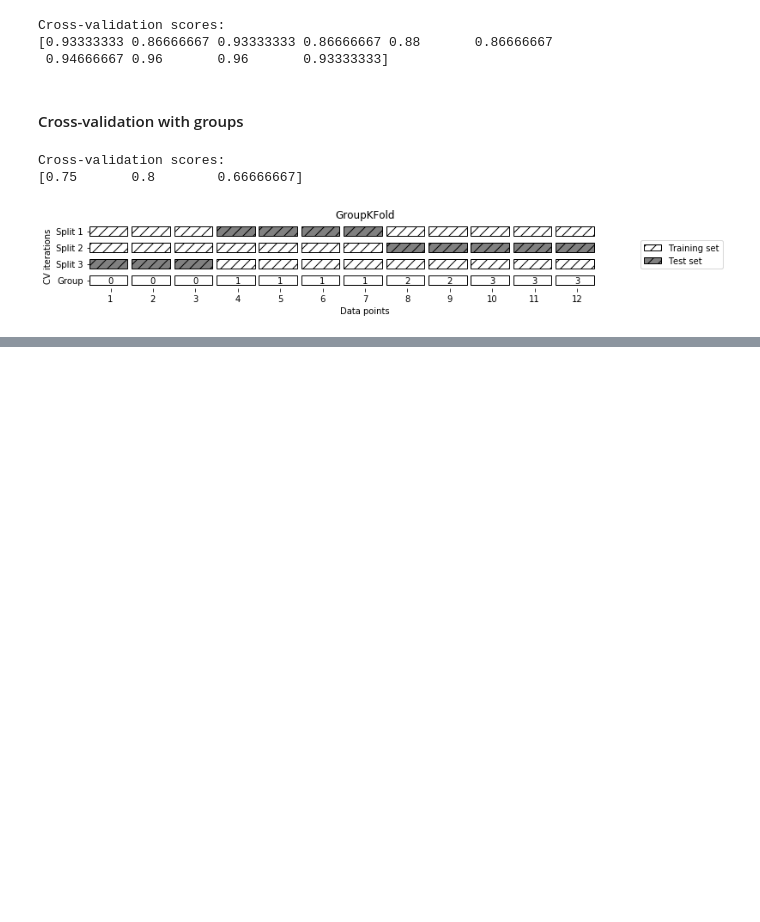
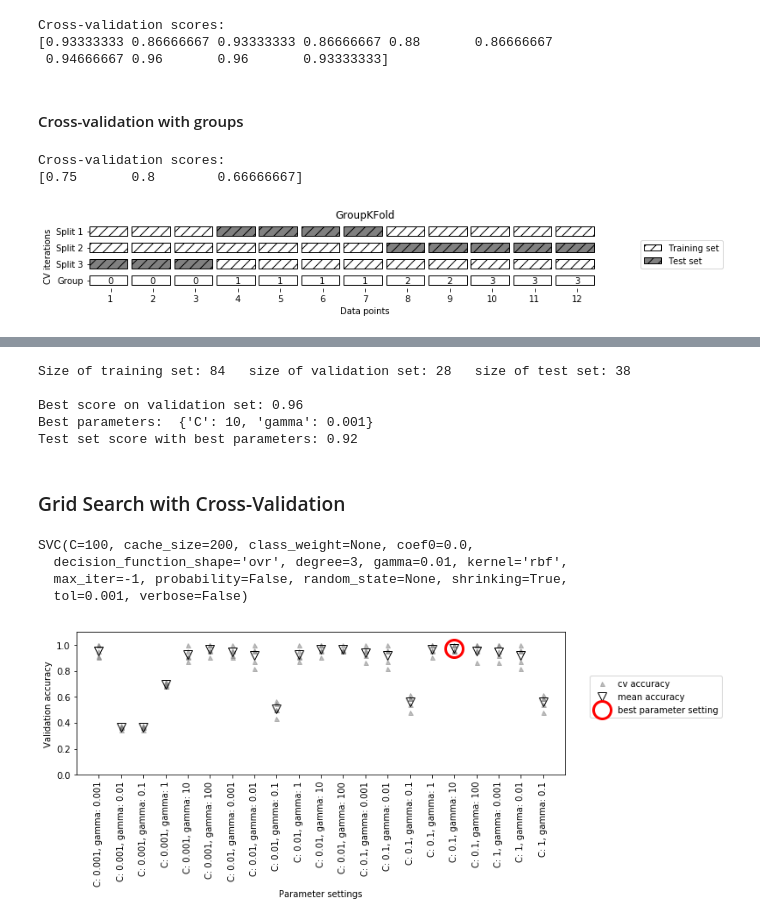
Before and after one commit to rodferro/introduction-to-ml, a Jupyter notebook: 05-model-evaluation-and-improvement.ipynb, the cells around one changed output, grey strips where cells are left out. Cells and saved outputs as stored; diff of their text form; code cells hidden in the pictures; blank space fills up the shorter version.

Commit message:
Add Grid Search

```diff
--- a/05-model-evaluation-and-improvement.ipynb
+++ b/05-model-evaluation-and-improvement.ipynb
@@ -139,0 +178,67 @@ mglearn.plots.plot_group_kfold()
+# %%
+from sklearn.svm import SVC
+# split data into train+validation set and test set
+X_trainval, X_test, y_trainval, y_test = train_test_split(
+    iris.data, iris.target, random_state=0)
+# split train+validation set into training and validation sets
+X_train, X_valid, y_train, y_valid = train_test_split(
+    X_trainval, y_trainval, random_state=1)
+print("Size of training set: {}   size of validation set: {}   size of test set:"
+      " {}\n".format(X_train.shape[0], X_valid.shape[0], X_test.shape[0]))
+
+best_score = 0
+
+for gamma in [0.001, 0.01, 0.1, 1, 10, 100]:
+    for C in [0.001, 0.01, 0.1, 1, 10, 100]:
+        # for each combination of parameters, train an SVC
+        svm = SVC(gamma=gamma, C=C)
+        svm.fit(X_train, y_train)
+        # evaluate the SVC on the validation set
+        score = svm.score(X_valid, y_valid)
+        # if we got a better score, store the score and parameters
+        if score > best_score:
+            best_score = score
+            best_parameters = {'C': C, 'gamma': gamma}
+
+# rebuild a model on the combined training and validation set,
+# and evaluate it on the test set
+svm = SVC(**best_parameters)
+svm.fit(X_trainval, y_trainval)
+test_score = svm.score(X_test, y_test)
+print("Best score on validation set: {:.2f}".format(best_score))
+print("Best parameters: ", best_parameters)
+print("Test set score with best parameters: {:.2f}".format(test_score))
+# %% [output]
+Size of training set: 84   size of validation set: 28   size of test set: 38
+
+Best score on validation set: 0.96
+Best parameters:  {'C': 10, 'gamma': 0.001}
+Test set score with best parameters: 0.92
+# %% [markdown]
+### Grid Search with Cross-Validation
+# %%
+for gamma in [0.001, 0.01, 0.1, 1, 10, 100]:
+    for C in [0.001, 0.01, 0.1, 1, 10, 100]:
+        # for each combination of parameters,
+        # train an SVC
+        svm = SVC(gamma=gamma, C=C)
+        # perform cross-validation
+        scores = cross_val_score(svm, X_trainval, y_trainval, cv=5)
+        # compute mean cross-validation accuracy
+        score = np.mean(scores)
+        # if we got a better score, store the score and parameters
+        if score > best_score:
+            best_score = score
+            best_parameters = {'C': C, 'gamma': gamma}
+# rebuild a model on the combined training and validation set
+svm = SVC(**best_parameters)
+svm.fit(X_trainval, y_trainval)
+# %% [output]
+SVC(C=100, cache_size=200, class_weight=None, coef0=0.0,
+  decision_function_shape='ovr', degree=3, gamma=0.01, kernel='rbf',
+  max_iter=-1, probability=False, random_state=None, shrinking=True,
+  tol=0.001, verbose=False)
+# %%
+mglearn.plots.plot_cross_val_selection()
+# %% [output]
+[figure, added]
```
Also changed, not shown: parts of 18 cells of this notebook.
